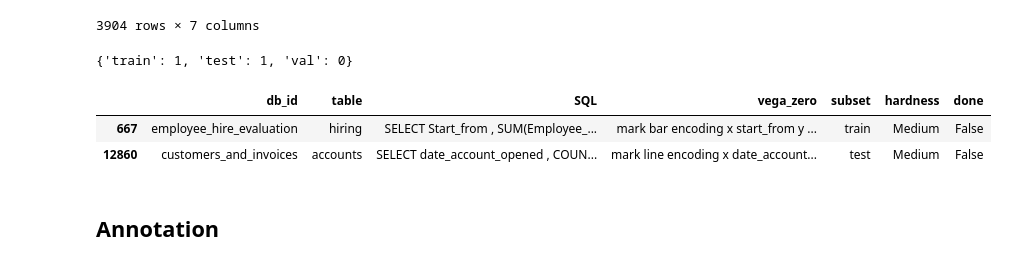
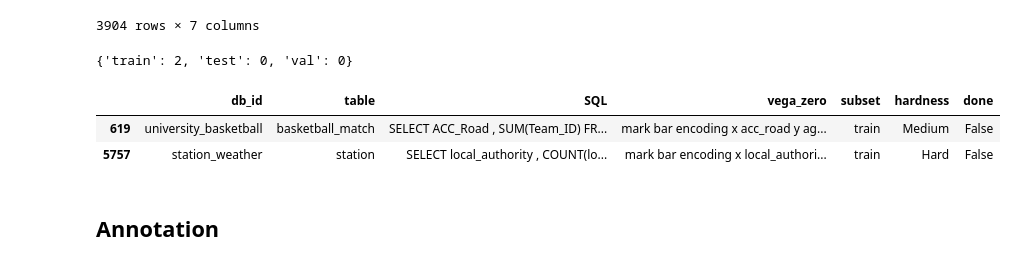
Before and after one commit to kwkty/vxnli, a Jupyter notebook: notebooks/05_annotation.ipynb, the cells around one changed output. Drawn from its saved outputs; the diff is of its cells as text; code cells hidden in the pictures.

```diff
--- a/notebooks/05_annotation.ipynb
+++ b/notebooks/05_annotation.ipynb
@@ -276,9 +288,9 @@ def solve_task(task_idx: int):
 N_ANNOTATIONS_PER_EXAMPLE: int = 3
 
 TARGETS = {
-    "train": 1050,
-    "test": 225,
-    "val": 225,
+    "train": 1260,
+    "test": 270,
+    "val": 270,
 }
 
 remaining_tasks = {
@@ -289,20 +301,29 @@ remaining_tasks = {
 
 remaining_tasks
 # %% [output]
-{'train': 1, 'test': 1, 'val': 0}
+{'train': 2, 'test': 0, 'val': 0}
 # %%
 sampled_tasks_df = [
     tasks_df[~tasks_df["done"] & (tasks_df["subset"] == subset)].sample(n)
     for subset, n in remaining_tasks.items()
 ]
 
+sampled_tasks_df = [
+    tasks_df[
+        ~tasks_df["done"]
+        & (tasks_df["subset"] == subset)
+        & (tasks_df["hardness"] != "Easy")
+    ].sample(n)
+    for subset, n in remaining_tasks.items()
+]
+
 sampled_tasks_df = pd.concat(sampled_tasks_df)
 sampled_tasks_df = sampled_tasks_df.sample(frac=1)
 sampled_tasks_df
 # %% [output]
 |  | db_id | table | SQL | vega_zero | subset | hardness | done |
-| 667 | employee_hire_evaluation | hiring | SELECT Start_from , SUM(Employee_... | mark bar encoding x start_from y ... | train | Medium | False |
-| 12860 | customers_and_invoices | accounts | SELECT date_account_opened , COUN... | mark line encoding x date_account... | test | Medium | False |
+| 619 | university_basketball | basketball_match | SELECT ACC_Road , SUM(Team_ID) FR... | mark bar encoding x acc_road y ag... | train | Medium | False |
+| 5757 | station_weather | station | SELECT local_authority , COUNT(lo... | mark bar encoding x local_authori... | train | Hard | False |
 # %% [markdown]
 ## Annotation
 # %%
```
Also changed, not shown: parts of 5 cells of this notebook.
